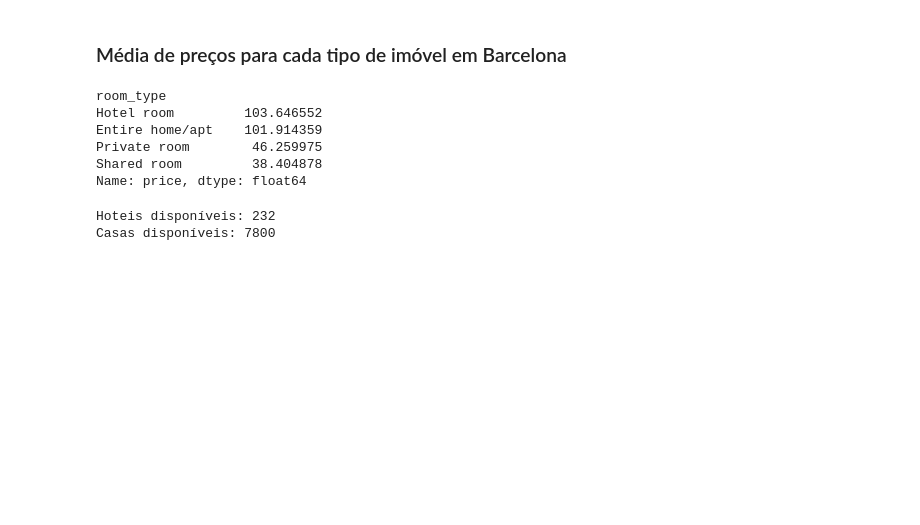
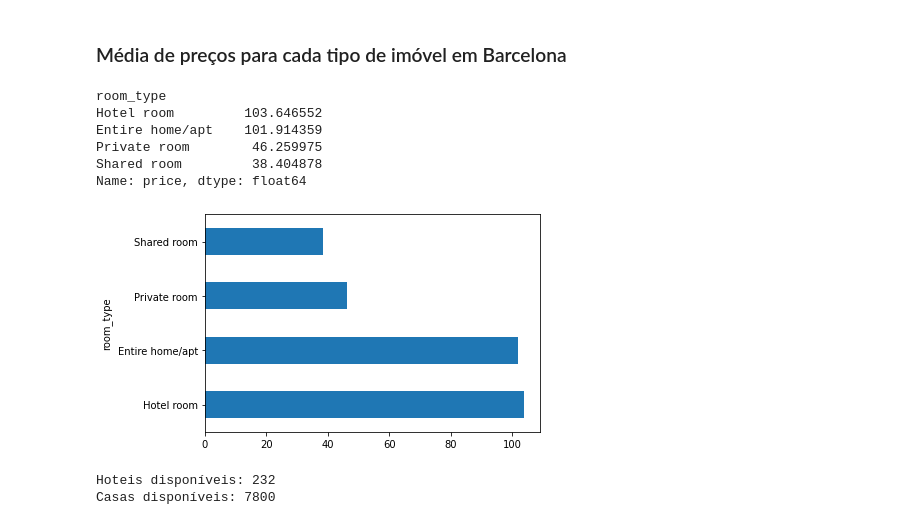
Before and after one commit to henriquepaes1/analiseairbnb, a Jupyter notebook: AirbnbBarcelona.ipynb, the cells around one changed output. Drawn from its saved outputs; the diff is of its cells as text; code cells hidden in the pictures; blank space fills up the shorter version.

```diff
--- a/AirbnbBarcelona.ipynb
+++ b/AirbnbBarcelona.ipynb
@@ -348,6 +380,10 @@ Entire home/apt    101.914359
 Private room        46.259975
 Shared room         38.404878
 Name: price, dtype: float64
+# %%
+df_bcn.groupby(['room_type']).price.mean().sort_values(ascending = False).plot(kind='barh');
+# %% [output]
+[figure, added]
 # %%
 hotel = df_bcn[df_bcn.room_type == 'Hotel room'].shape[0]
 entire = df_bcn[df_bcn.room_type == 'Entire home/apt'].shape[0]
```
Also changed, not shown: parts of 15 cells of this notebook.
